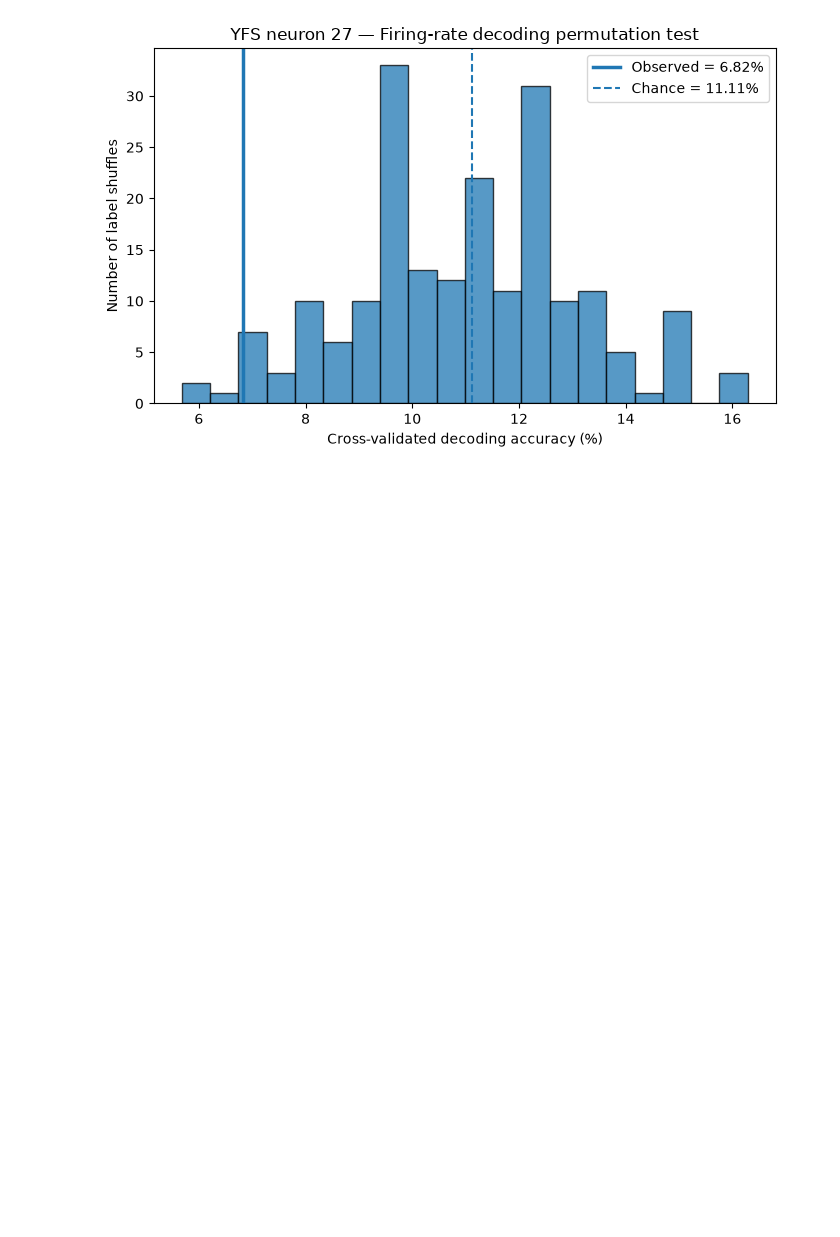
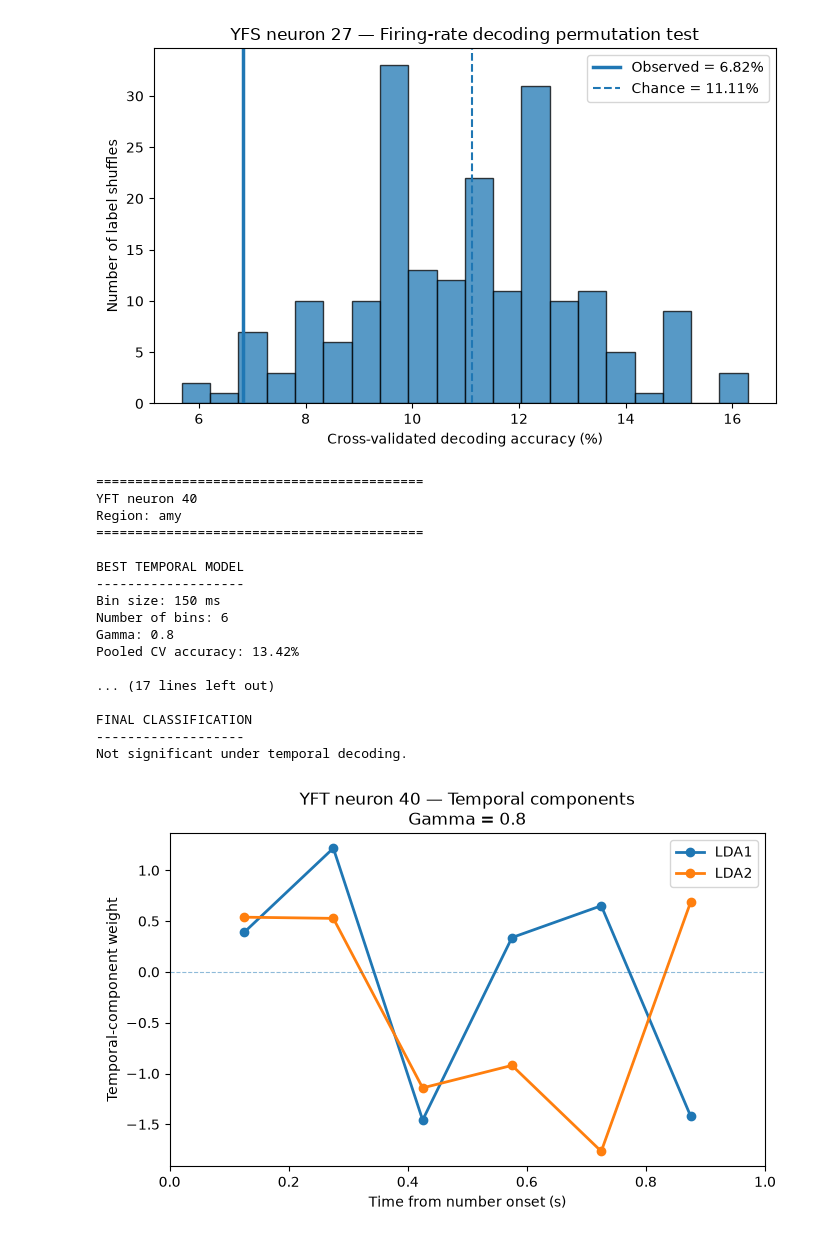
Before and after one commit to Shafiq-Abdu/number-simplex-reproduction, a Jupyter notebook: notebooks1/01_data_loading.ipynb, the cells around one changed output. Drawn from its saved outputs; the diff is of its cells as text; code cells hidden in the pictures; blank space fills up the shorter version.

```diff
--- a/notebooks1/01_data_loading.ipynb
+++ b/notebooks1/01_data_loading.ipynb
@@ -3928,3 +3928,32 @@ Not significant under temporal decoding.
 [figure]
 [figure]
 [figure]
+# %%
+from src.number_decoding_analysis import analyze_number_decoding
+
+out = analyze_number_decoding(
+    "YFT",
+    40,
+    n_shuffles=200,
+    save=True,
+    show=True
+)
+# %% [output]
+==========================================
+YFT neuron 40
+Region: amy
+==========================================
+
+BEST TEMPORAL MODEL
+-------------------
+Bin size: 150 ms
+Number of bins: 6
+Gamma: 0.8
+Pooled CV accuracy: 13.42%
+
+... (17 lines left out)
+
+FINAL CLASSIFICATION
+-------------------
+Not significant under temporal decoding.
+[figure, added]
```
Also changed, not shown: parts of 4 cells of this notebook, 35 other files.
